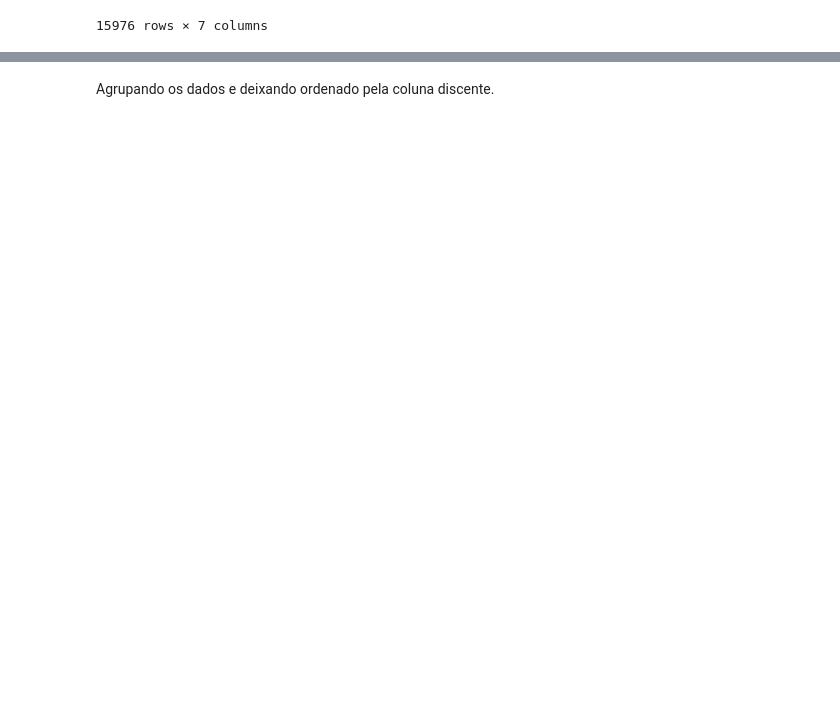
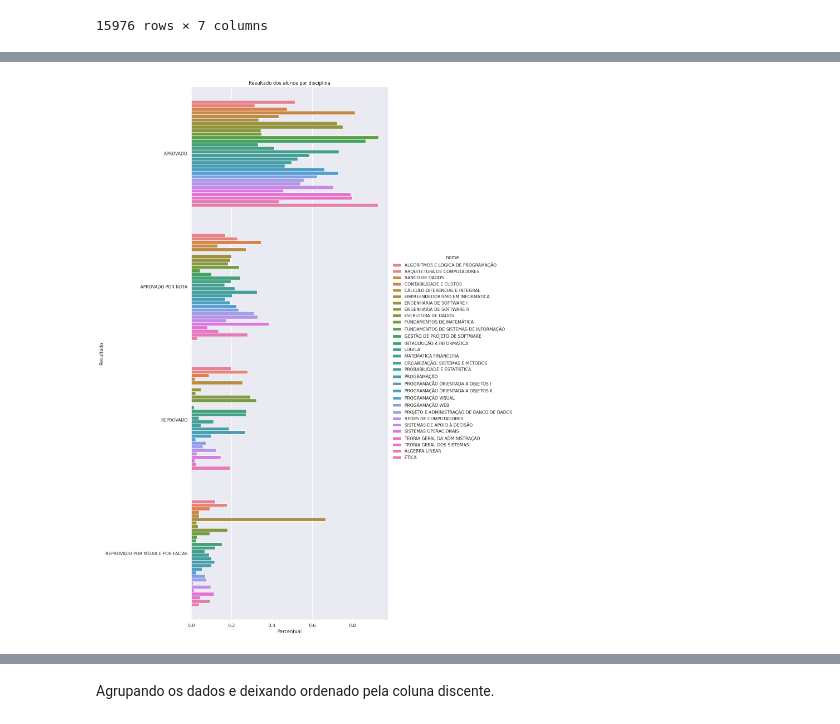
Before and after one commit to wanessabezerra/dataframe-bsi, a Jupyter notebook: datasets/dados_bsi.ipynb, the cells around one changed output, grey strips where cells are left out. Cells and saved outputs as stored; diff of their text form; code cells hidden in the pictures; blank space fills up the shorter version.

```diff
--- a/datasets/dados_bsi.ipynb
+++ b/datasets/dados_bsi.ipynb
@@ -110,0 +145,3 @@ df_dados_filtrado = df_dados_filtrado.query(condição_nome)
+# %%
+percentual_obrigatórias = pd.crosstab(df_dados_filtrado["nome"], df_dados_filtrado["descricao"], normalize="index")
+percentual_obrigatórias
@@ -110,0 +167,3 @@ df_dados_filtrado = df_dados_filtrado.query(condição_nome)
+# %%
+dados_obrigatórias = percentual_obrigatórias.unstack().reset_index(name="percentual")
+dados_obrigatórias
@@ -110,0 +186,9 @@ df_dados_filtrado = df_dados_filtrado.query(condição_nome)
+# %%
+sns.set()
+sns.catplot(x="percentual", y="descricao", hue="nome", kind="bar", data=dados_obrigatórias, legend=True, legend_out=True, height=20, aspect=0.6)
+plt.xlabel("Percentual")
+plt.ylabel("Resultado")
+plt.title("Resultado dos alunos por disciplina")
+plt.show()
+# %% [output]
+[figure, added]
```
Also changed, not shown: parts of 27 cells of this notebook.
